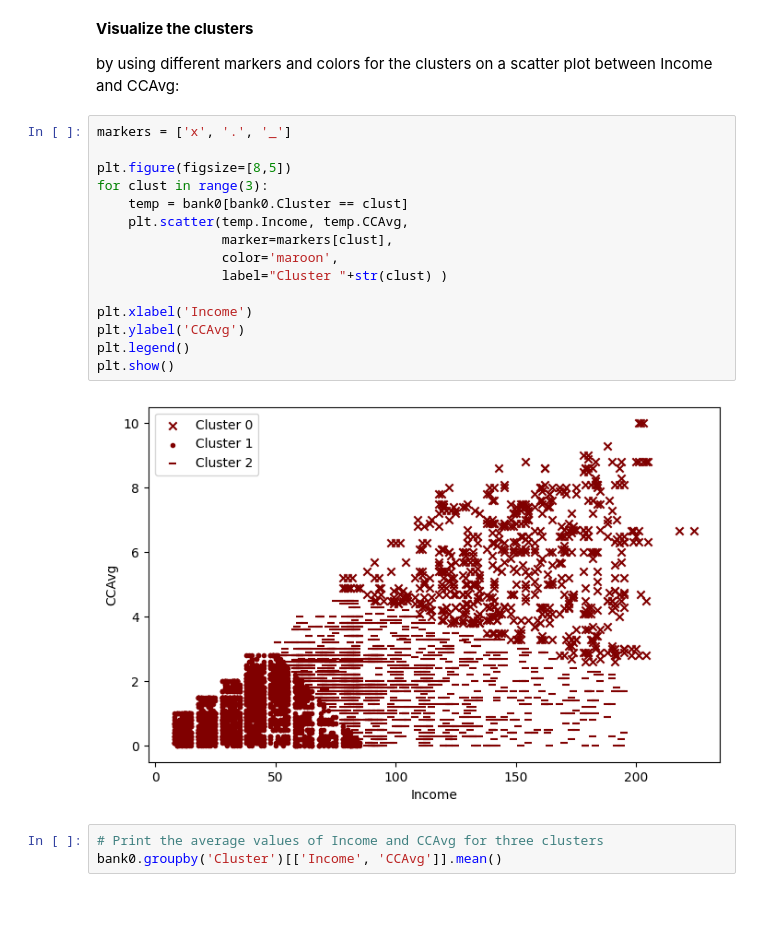
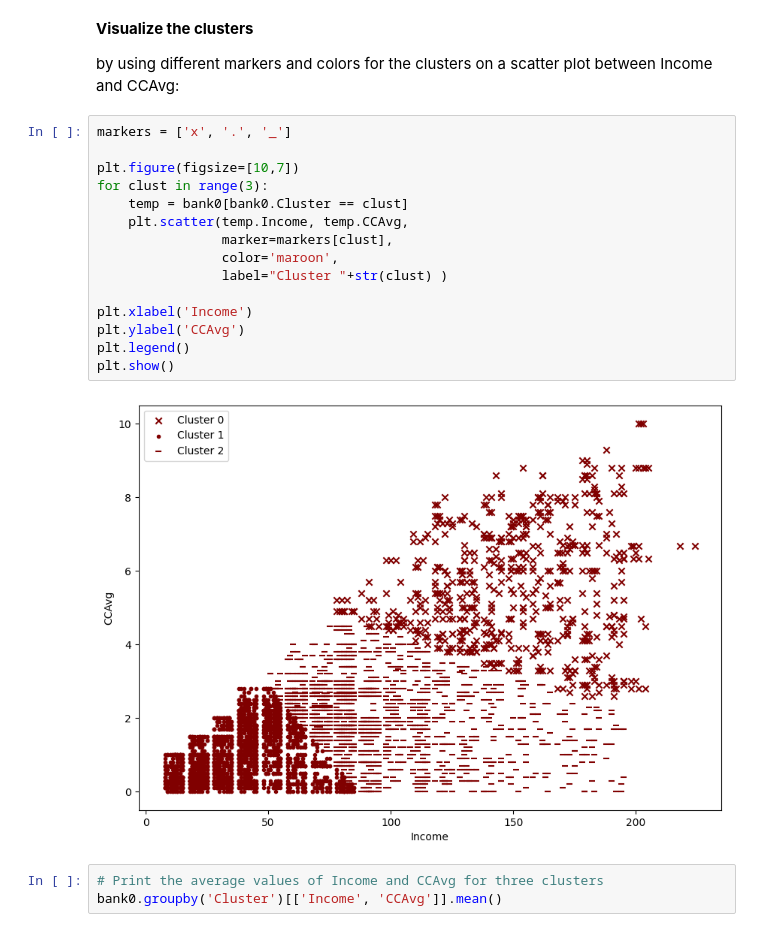
Before and after one commit to HowardHNguyen/Data_Science_for_Marketing_Solutions, a Jupyter notebook: Unsupervised_Learning_and_Customer_Segmentation.ipynb, the cells around one changed output. Saved outputs shown, nothing was run; the diff lists cells and outputs as text; blank space fills up the shorter version.

```diff
--- a/Unsupervised_Learning_and_Customer_Segmentation.ipynb
+++ b/Unsupervised_Learning_and_Customer_Segmentation.ipynb
@@ -83,20 +91,20 @@ by using different markers and colors for the clusters on a scatter plot between
 # %%
 markers = ['x', '.', '_']
 
-plt.figure(figsize=[8,5])
+plt.figure(figsize=[10,7])
 for clust in range(3):
     temp = bank0[bank0.Cluster == clust]
     plt.scatter(temp.Income, temp.CCAvg,
                 marker=markers[clust],
                 color='maroon',
                 label="Cluster "+str(clust) )
 
 plt.xlabel('Income')
 plt.ylabel('CCAvg')
 plt.legend()
 plt.show()
 # %% [output]
-[figure, old version]
+[figure, new version]
 # %%
 # Print the average values of Income and CCAvg for three clusters
 bank0.groupby('Cluster')[['Income', 'CCAvg']].mean()
```
Also changed, not shown: parts of 15 cells of this notebook.
